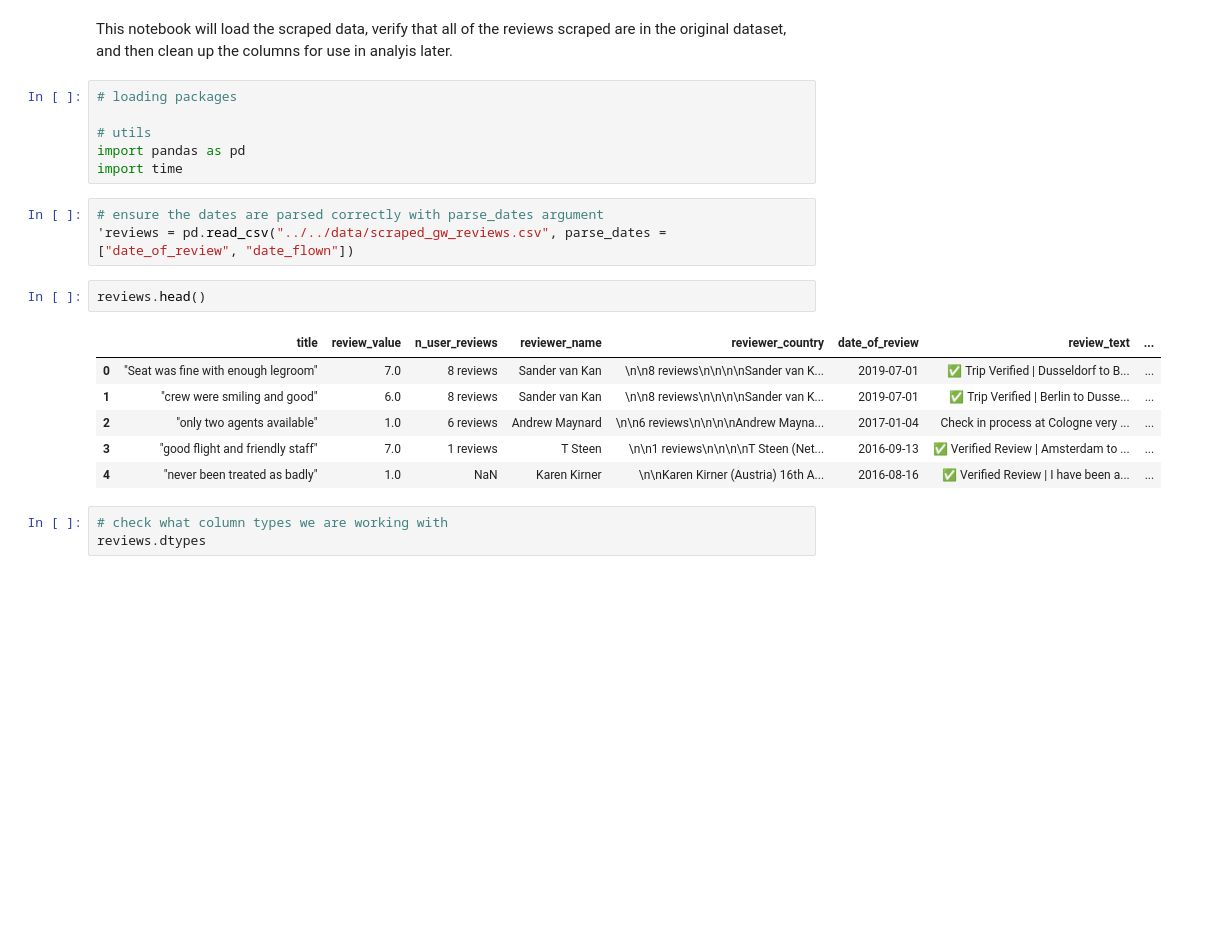
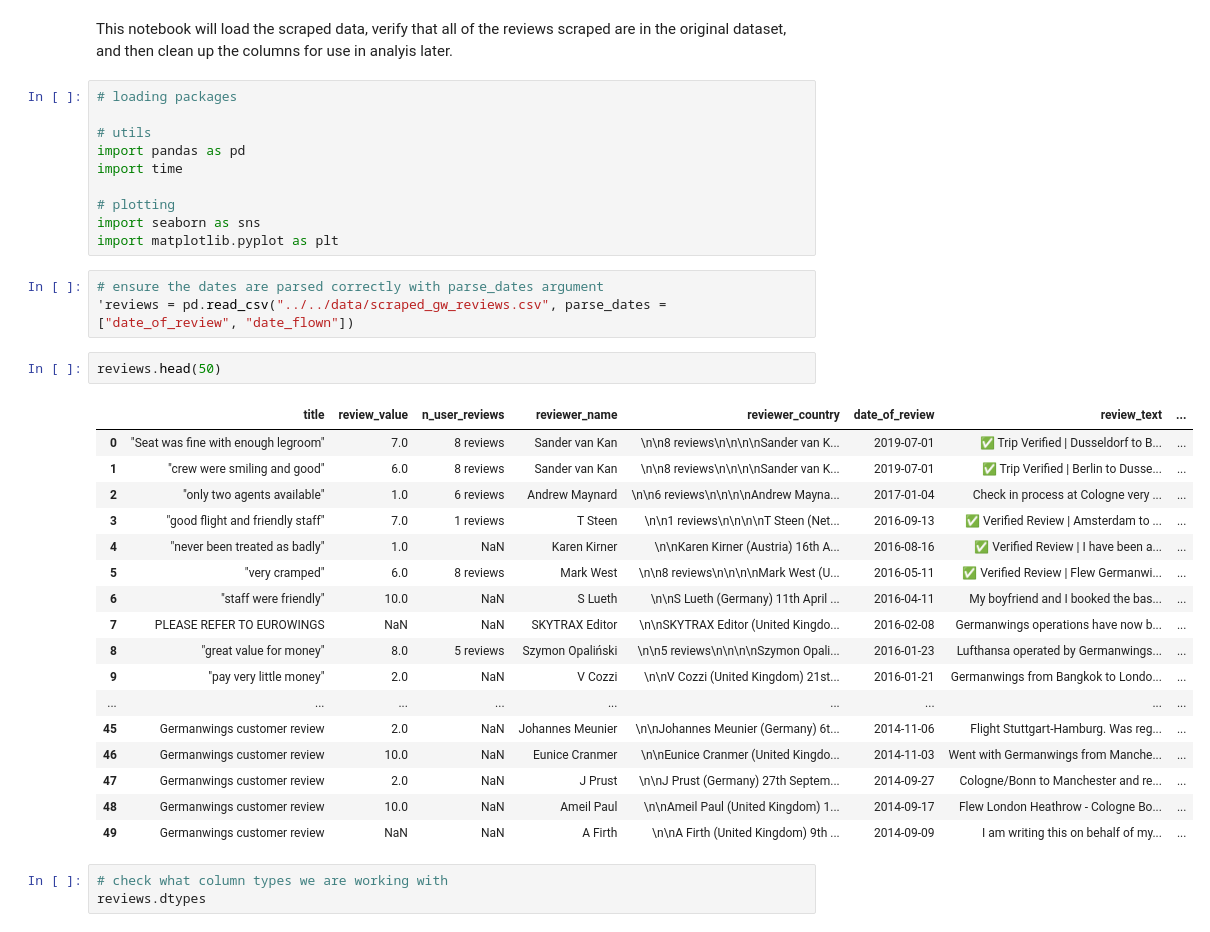
Before and after one commit to EvanYathon/airline_reviews, a Jupyter notebook: src/ipynbs/verify_and_clean.ipynb, the cells around one changed output. Saved outputs shown, nothing was run; the diff lists cells and outputs as text; blank space fills up the shorter version.

```diff
--- a/src/ipynbs/verify_and_clean.ipynb
+++ b/src/ipynbs/verify_and_clean.ipynb
@@ -6,18 +6,33 @@ This notebook will load the scraped data, verify that all of the reviews scraped
 # utils
 import pandas as pd
 import time
+
+# plotting
+import seaborn as sns
+import matplotlib.pyplot as plt
 # %%
 # ensure the dates are parsed correctly with parse_dates argument
 'reviews = pd.read_csv("../../data/scraped_gw_reviews.csv", parse_dates = ["date_of_review", "date_flown"])
 # %%
-reviews.head()
+reviews.head(50)
 # %% [output]
 |  | title | review_value | n_user_reviews | reviewer_name | reviewer_country | date_of_review | review_text | ... |
 | 0 | "Seat was fine with enough legroom" | 7.0 | 8 reviews | Sander van Kan | \n\n8 reviews\n\n\n\nSander van K... | 2019-07-01 | ✅ Trip Verified | Dusseldorf to B... | ... |
 | 1 | "crew were smiling and good" | 6.0 | 8 reviews | Sander van Kan | \n\n8 reviews\n\n\n\nSander van K... | 2019-07-01 | ✅ Trip Verified | Berlin to Dusse... | ... |
 | 2 | "only two agents available" | 1.0 | 6 reviews | Andrew Maynard | \n\n6 reviews\n\n\n\nAndrew Mayna... | 2017-01-04 | Check in process at Cologne very ... | ... |
 | 3 | "good flight and friendly staff" | 7.0 | 1 reviews | T Steen | \n\n1 reviews\n\n\n\nT Steen (Net... | 2016-09-13 | ✅ Verified Review | Amsterdam to ... | ... |
 | 4 | "never been treated as badly" | 1.0 | NaN | Karen Kirner | \n\nKaren Kirner (Austria) 16th A... | 2016-08-16 | ✅ Verified Review | I have been a... | ... |
+| 5 | "very cramped" | 6.0 | 8 reviews | Mark West | \n\n8 reviews\n\n\n\nMark West (U... | 2016-05-11 | ✅ Verified Review | Flew Germanwi... | ... |
+| 6 | "staff were friendly" | 10.0 | NaN | S Lueth | \n\nS Lueth (Germany) 11th April ... | 2016-04-11 | My boyfriend and I booked the bas... | ... |
+| 7 | PLEASE REFER TO EUROWINGS | NaN | NaN | SKYTRAX Editor | \n\nSKYTRAX Editor (United Kingdo... | 2016-02-08 | Germanwings operations have now b... | ... |
+| 8 | "great value for money" | 8.0 | 5 reviews | Szymon Opaliński | \n\n5 reviews\n\n\n\nSzymon Opali... | 2016-01-23 | Lufthansa operated by Germanwings... | ... |
+| 9 | "pay very little money" | 2.0 | NaN | V Cozzi | \n\nV Cozzi (United Kingdom) 21st... | 2016-01-21 | Germanwings from Bangkok to Londo... | ... |
+| ... | ... | ... | ... | ... | ... | ... | ... | ... |
+| 45 | Germanwings customer review | 2.0 | NaN | Johannes Meunier | \n\nJohannes Meunier (Germany) 6t... | 2014-11-06 | Flight Stuttgart-Hamburg. Was reg... | ... |
+| 46 | Germanwings customer review | 10.0 | NaN | Eunice Cranmer | \n\nEunice Cranmer (United Kingdo... | 2014-11-03 | Went with Germanwings from Manche... | ... |
+| 47 | Germanwings customer review | 2.0 | NaN | J Prust | \n\nJ Prust (Germany) 27th Septem... | 2014-09-27 | Cologne/Bonn to Manchester and re... | ... |
+| 48 | Germanwings customer review | 10.0 | NaN | Ameil Paul | \n\nAmeil Paul (United Kingdom) 1... | 2014-09-17 | Flew London Heathrow - Cologne Bo... | ... |
+| 49 | Germanwings customer review | NaN | NaN | A Firth | \n\nA Firth (United Kingdom) 9th ... | 2014-09-09 | I am writing this on behalf of my... | ... |
 # %%
 # check what column types we are working with
 reviews.dtypes
```
Also changed, not shown: parts of 4 cells of this notebook.
